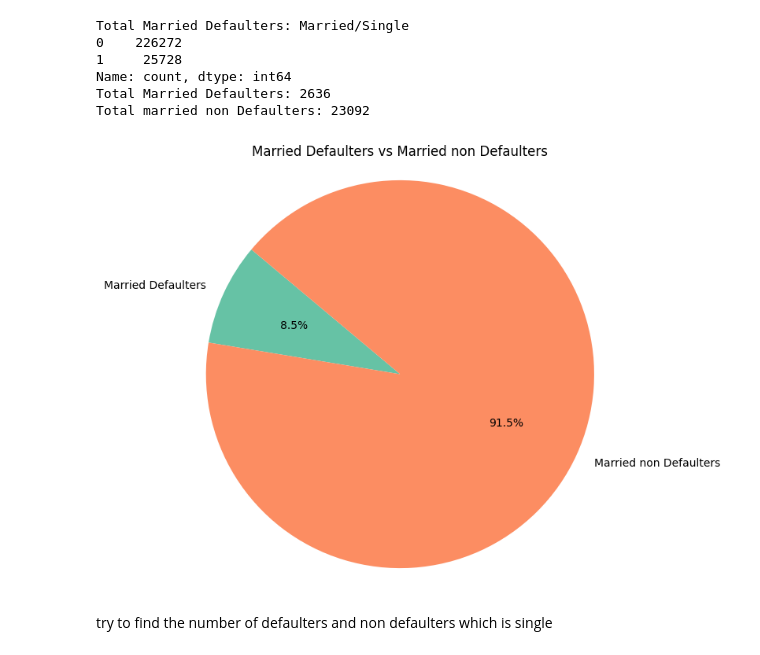
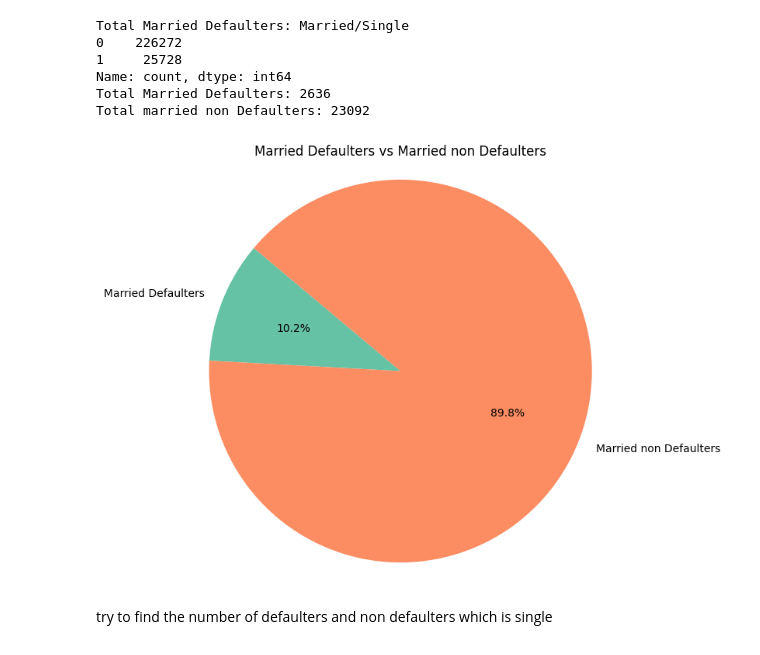
Before and after one commit to trupesh1710/Data-Science, a Jupyter notebook: Predicting_Possible_Loan_Default_Using_Machine_Learning/Predicting_Possible_Loan_Default_Using_Machine_Learning.ipynb, the cells around one changed output. Saved outputs shown, nothing was run; the diff lists cells and outputs as text; code cells hidden in the pictures.

```diff
--- a/Predicting_Possible_Loan_Default_Using_Machine_Learning/Predicting_Possible_Loan_Default_Using_Machine_Learning.ipynb
+++ b/Predicting_Possible_Loan_Default_Using_Machine_Learning/Predicting_Possible_Loan_Default_Using_Machine_Learning.ipynb
@@ -242,21 +242,21 @@ Total married non Defaulters: 23092
 # %%
 # Count of defaulters
 married_count = len(married_defaulters)
 married_non_defaulters_count = len(married_non_defaulters)
 
 # Pie chart data
 labels = ['Married Defaulters', 'Married non Defaulters']
-sizes = [married_count, single_count]
+sizes = [married_count, married_non_defaulters_count]
 colors = ['#66c2a5', '#fc8d62']
 
 # Plot
 plt.figure(figsize=(7, 7))
 plt.pie(sizes, labels=labels, autopct='%1.1f%%', startangle=140, colors=colors)
 plt.title("Married Defaulters vs Married non Defaulters")
 plt.axis('equal')  # Equal aspect ratio ensures pie is drawn as a circle
 plt.show()
 # %% [output]
-[figure, old version]
+[figure, new version]
 # %% [markdown]
 try to find the number of defaulters and non defaulters which is single
 # %%
```
Also changed, not shown: parts of 11 cells of this notebook, 1 other file.
